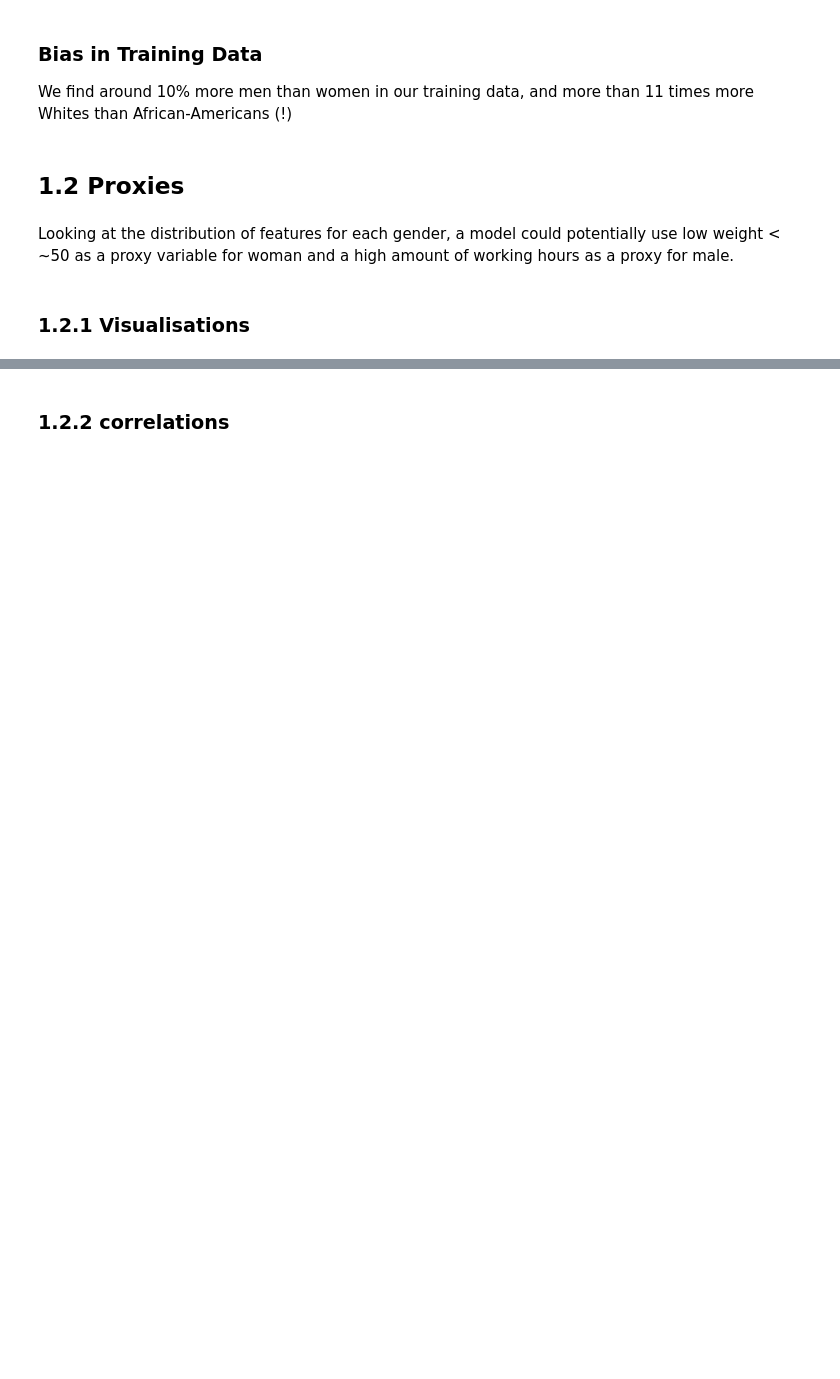
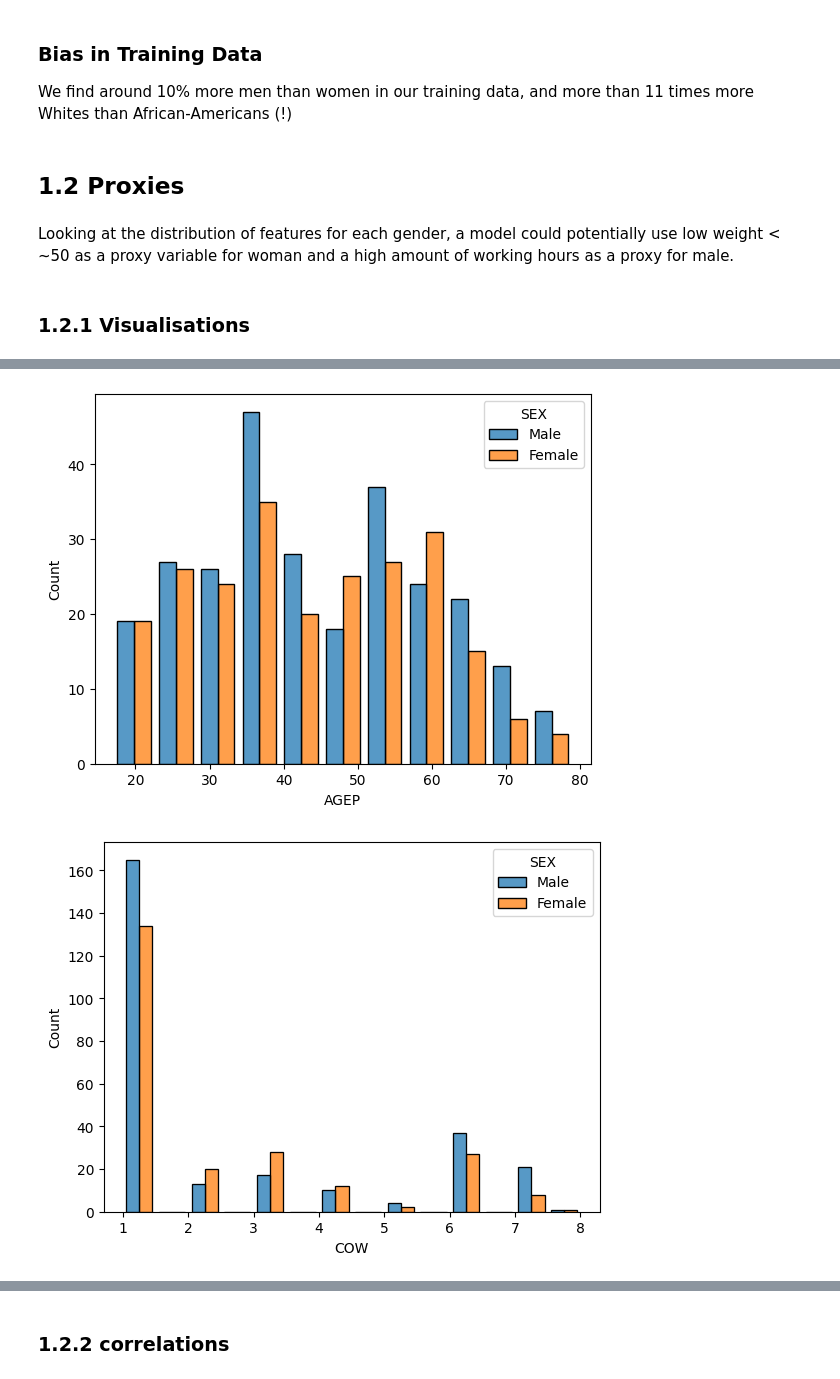
Before and after one commit to Ispanicus/fairness, a Jupyter notebook: alan-assignment-02.ipynb, the cells around one changed output, grey strips where cells are left out. Saved outputs shown, nothing was run; the diff lists cells and outputs as text; code cells hidden in the pictures; blank space fills up the shorter version.

```diff
--- a/alan-assignment-02.ipynb
+++ b/alan-assignment-02.ipynb
@@ -103,4 +130,7 @@ sns.histplot(data=X_train.assign(PINCP=y_train), x='PINCP', hue='SEX', multiple=
 # %%
 for feature in X_train.drop(['SEX'], axis=1).columns:
-    sns.histplot(data=X_train, x=feature, hue='SEX', multiple="dodge", shrink=0.8)
+    sns.histplot(data=X_train.assign(SEX=np.where(X_train['SEX'] == 1, 'Male', 'Female')), x=feature, hue='SEX', multiple="dodge", shrink=0.8)
     plt.show()
+# %% [output]
+[figure, added]
+[figure, added]
```
Also changed, not shown: parts of 9 cells of this notebook.
